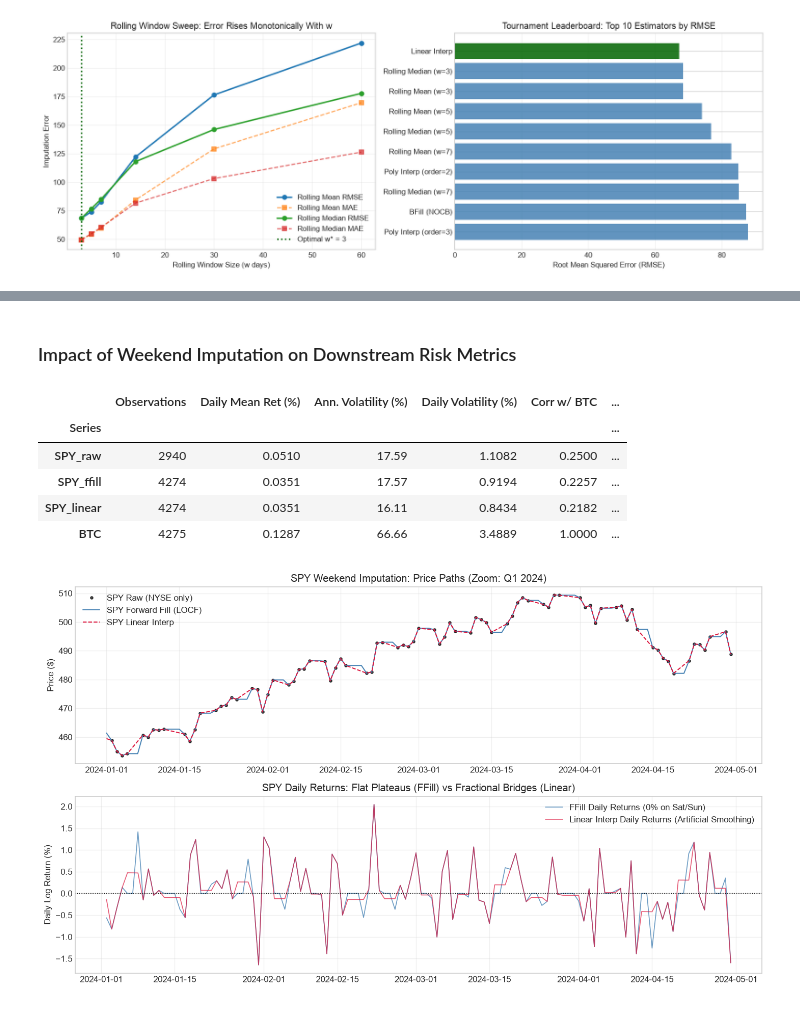
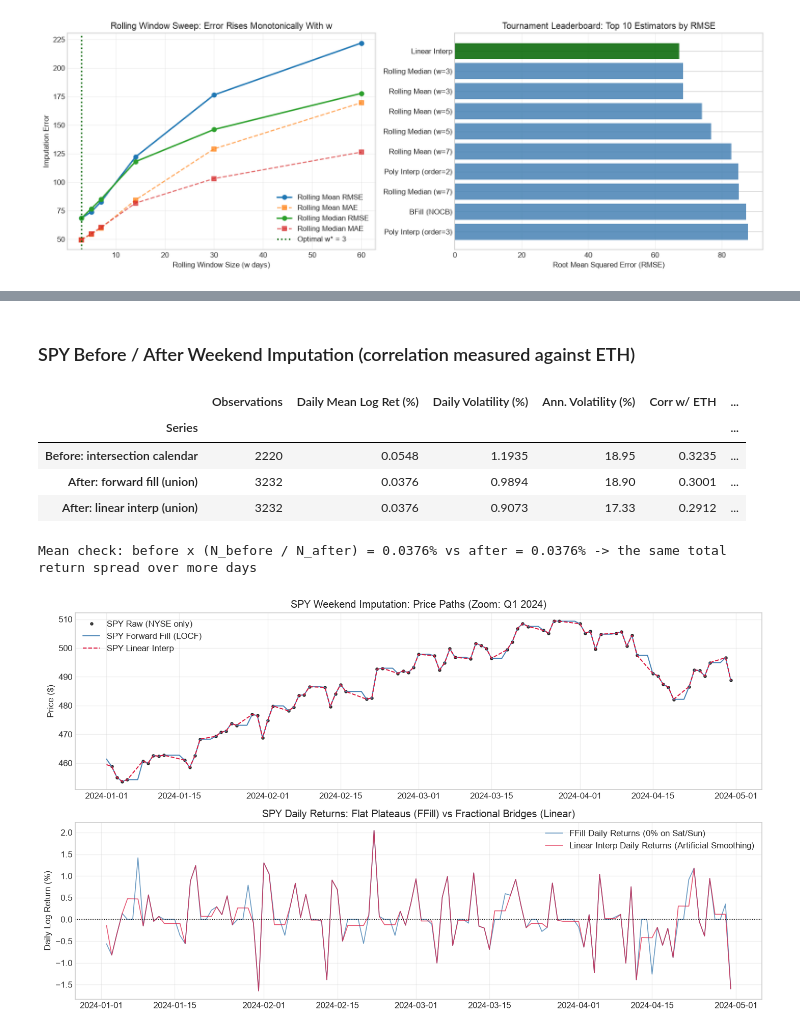
Before and after one commit to flappybird69/week2-data-hygiene-ioannis-tzalas, a Jupyter notebook: W2_assignment_Ioannis_Tzalas.ipynb, the cells around one changed output, grey strips where cells are left out. Drawn from its saved outputs; the diff is of its cells as text; code cells hidden in the pictures.

```diff
--- a/W2_assignment_Ioannis_Tzalas.ipynb
+++ b/W2_assignment_Ioannis_Tzalas.ipynb
@@ -530,16 +564,18 @@ Traditional equities (`SPY`) trade Monday through Friday, while cryptocurrencies
 # %%
-# --- 3a. Build Union-Calendar Panel (BTC & SPY) ---
-btc = prices_raw['BTC'].dropna()
+# --- 3a. Build Union-Calendar and Intersection-Calendar Panels (ETH & SPY) ---
+eth_all = prices_raw['ETH'].dropna()
 spy = prices_raw['SPY'].dropna()
-union_idx = btc.index.union(spy.index).sort_values()
+spy = spy[spy.index >= eth_all.index[0]]          # same start date for both panels
 
-panel = pd.DataFrame(index=union_idx)
-panel['BTC'] = btc
+panel = pd.DataFrame(index=eth_all.index)          # union calendar = ETH's 7-day calendar
+panel['ETH'] = eth_all
 panel['SPY_raw'] = spy
 
+inter = panel.dropna()                             # intersection calendar: both markets open
+
 weekend_nans = panel['SPY_raw'].isna().sum()
-print(f'BTC Quotes: {len(btc):,} days (7-day continuous)')
+print(f'ETH Quotes: {len(eth_all):,} days (7-day continuous)')
 print(f'SPY Quotes: {len(spy):,} days (NYSE trading days)')
-print(f'Union Calendar Rows: {len(union_idx):,} days')
-print(f'SPY Weekend / Holiday Gaps: {weekend_nans:,} missing observations ({100.0 * weekend_nans / len(panel):.1f}%)')
+print(f'Union Calendar Rows: {len(panel):,} | Intersection Calendar Rows: {len(inter):,}')
+print(f'SPY Weekend / Holiday Gaps on the union calendar: {weekend_nans:,} ({100.0 * weekend_nans / len(panel):.1f}%)')
 # %% [output]
@@ -567,46 +603,39 @@ display(sample_weekend)
 # %%
-# --- 3c. Before / After Statistical Impact Assessment ---
-def compute_calendar_stats(df, col, ref_col='BTC'):
-    s = df[col].dropna()
-    log_ret = np.log(s / s.shift(1)).dropna()
-    mean_daily = float(log_ret.mean())
-    ann_ret = mean_daily * 365 if 'raw' not in col else mean_daily * 252
-    vol_daily = float(log_ret.std())
-    ann_vol = vol_daily * np.sqrt(365) if 'raw' not in col else vol_daily * np.sqrt(252)
-
-    ref_ret = np.log(df[ref_col] / df[ref_col].shift(1))
-    joint = pd.DataFrame({'asset': log_ret, 'ref': ref_ret}).dropna()
-    corr = float(joint['asset'].corr(joint['ref']))
-    kurt = float(kurtosis(log_ret))
-
+# --- 3c. Before (intersection) vs After (each imputed union calendar) ---
+def calendar_stats(spy_prices, eth_prices, label, periods_per_year):
+    spy_ret = np.log(spy_prices / spy_prices.shift(1))
+    eth_ret = np.log(eth_prices / eth_prices.shift(1))
+    joint = pd.concat([spy_ret, eth_ret], axis=1, keys=['spy', 'eth']).dropna()
     return {
-        'Series': col,
-        'Observations': len(log_ret),
-        'Daily Mean Ret (%)': round(mean_daily * 100, 4),
-        'Ann. Volatility (%)': round(ann_vol * 100, 2),
-        'Daily Volatility (%)': round(vol_daily * 100, 4),
-        'Corr w/ BTC': round(corr, 4),
-        'Excess Kurtosis': round(kurt, 2)
+        'Series': label,
+        'Observations': len(joint),
+        'Daily Mean Log Ret (%)': round(joint['spy'].mean() * 100, 4),
+        'Daily Volatility (%)': round(joint['spy'].std() * 100, 4),
+        'Ann. Volatility (%)': round(joint['spy'].std() * np.sqrt(periods_per_year) * 100, 2),
+        'Corr w/ ETH': round(joint['spy'].corr(joint['eth']), 4),
+        'Excess Kurtosis': round(float(kurtosis(joint['spy'])), 2)
     }
 
 stat_rows = [
-    compute_calendar_stats(panel, 'SPY_raw'),
-    compute_calendar_stats(panel, 'SPY_ffill'),
-    compute_calendar_stats(panel, 'SPY_linear'),
-    compute_calendar_stats(panel, 'BTC')
+    calendar_stats(inter['SPY_raw'], inter['ETH'], 'Before: intersection calendar', 252),
+    calendar_stats(panel['SPY_ffill'], panel['ETH'], 'After: forward fill (union)', 365),
+    calendar_stats(panel['SPY_linear'], panel['ETH'], 'After: linear interp (union)', 365),
 ]
+weekend_stats_df = pd.DataFrame(stat_rows).set_index('Series')
+display(Markdown('### SPY Before / After Weekend Imputation (correlation measured against ETH)'))
+display(weekend_stats_df)
 
-weekend_stats_df = pd.DataFrame(stat_rows).set_index('Series')
-display(Markdown('### Impact of Weekend Imputation on Downstream Risk Metrics'))
-display(weekend_stats_df)
+b, f = weekend_stats_df.iloc[0], weekend_stats_df.iloc[1]
+print(f"Mean check: before x (N_before / N_after) = {b['Daily Mean Log Ret (%)'] * b['Observations'] / f['Observations']:.4f}% "
+      f"vs after = {f['Daily Mean Log Ret (%)']:.4f}% -> the same total return spread over more days")
 # %% [output]
-### Impact of Weekend Imputation on Downstream Risk Metrics
+### SPY Before / After Weekend Imputation (correlation measured against ETH)
-|  | Observations | Daily Mean Ret (%) | Ann. Volatility (%) | Daily Volatility (%) | Corr w/ BTC | ... |
+|  | Observations | Daily Mean Log Ret (%) | Daily Volatility (%) | Ann. Volatility (%) | Corr w/ ETH | ... |
 | Series |  |  |  |  |  | ... |
-| SPY_raw | 2940 | 0.0510 | 17.59 | 1.1082 | 0.2500 | ... |
-| SPY_ffill | 4274 | 0.0351 | 17.57 | 0.9194 | 0.2257 | ... |
-| SPY_linear | 4274 | 0.0351 | 16.11 | 0.8434 | 0.2182 | ... |
-| BTC | 4275 | 0.1287 | 66.66 | 3.4889 | 1.0000 | ... |
+| Before: intersection calendar | 2220 | 0.0548 | 1.1935 | 18.95 | 0.3235 | ... |
+| After: forward fill (union) | 3232 | 0.0376 | 0.9894 | 18.90 | 0.3001 | ... |
+| After: linear interp (union) | 3232 | 0.0376 | 0.9073 | 17.33 | 0.2912 | ... |
+Mean check: before x (N_before / N_after) = 0.0376% vs after = 0.0376% -> the same total return spread over more days
 # %%
 # --- 3d. Visual Comparison: Price Paths & Return Distortion ---
 fig, axes = plt.subplots(2, 1, figsize=(12, 7), sharex=False)
```
Also changed, not shown: parts of 23 cells of this notebook.
